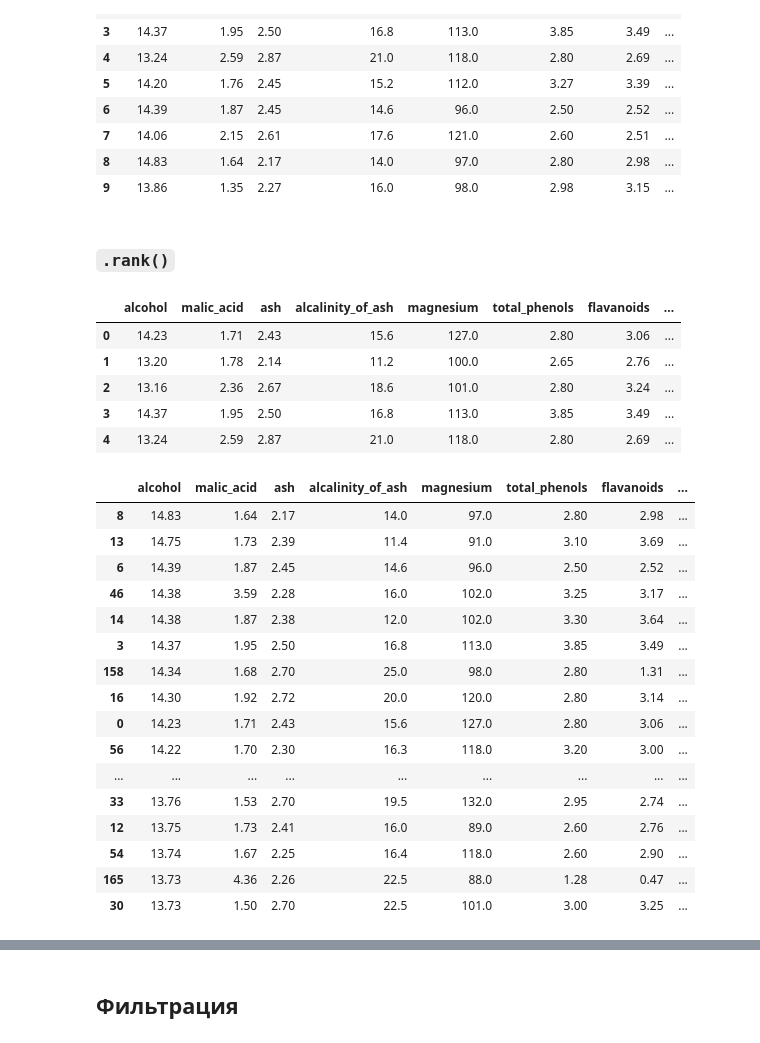
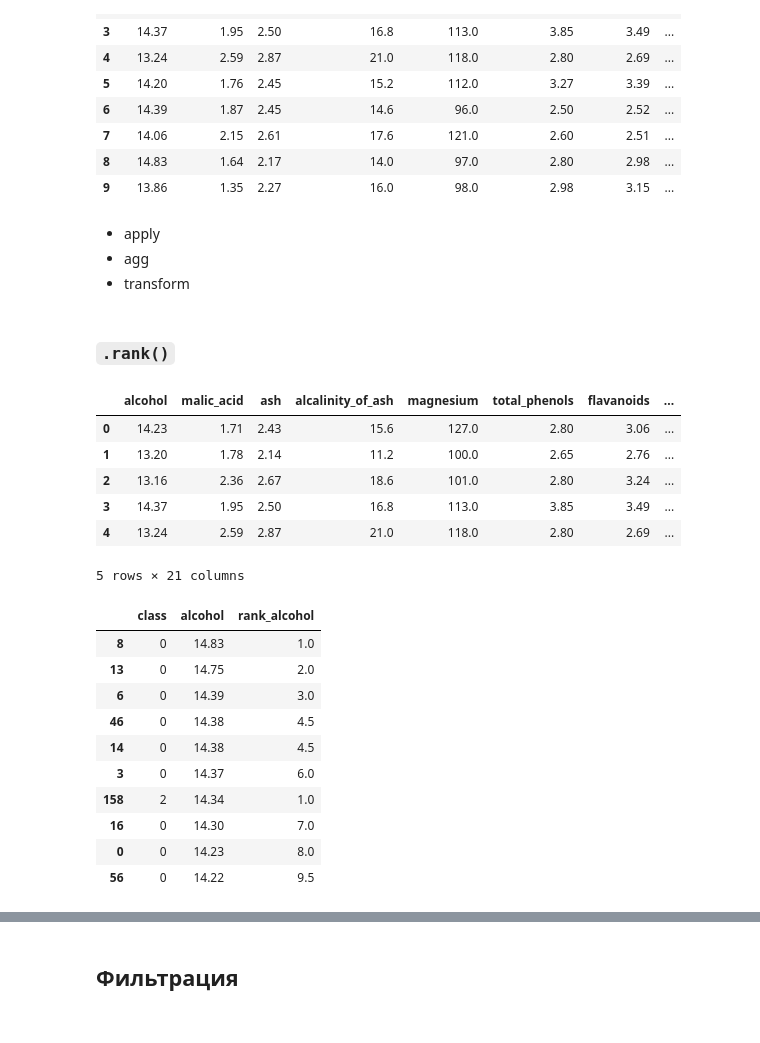
Before and after one commit to igumnov-daniel/HOCK_SEPTEMBER_2023, a Jupyter notebook: 10_groupby/10_2_groupby_LESSON.ipynb, the cells around one changed output, grey strips where cells are left out. Saved outputs shown, nothing was run; the diff lists cells and outputs as text; code cells hidden in the pictures.

```diff
--- a/10_groupby/10_2_groupby_LESSON.ipynb
+++ b/10_groupby/10_2_groupby_LESSON.ipynb
@@ -391,6 +396,6 @@ Name: alcohol, dtype: float64
 # %%
 # создаёт колонку такой же размерности, как исходный датафрейм
-df['group_mean'] = df.groupby('class')['alcohol'].transform(np.mean)
+df['alcohol_group_mean'] = df.groupby('class')['alcohol'].transform(np.mean)
 df.sample(n=30)
 # %% [output]
 |  | alcohol | malic_acid | ash | alcalinity_of_ash | magnesium | total_phenols | flavanoids | ... |
@@ -412,0 +418,2 @@ df.sample(n=30)
+# %%
+df['alcohol_pct_of_mean'] = ((df['alcohol'] / df['alcohol_group_mean']) * 100).round(1)
@@ -412,0 +443,11 @@ df.sample(n=30)
+# %%
+df = pd.merge(
+    df,
+    df.groupby('class')[['alcohol']].mean(),
+    left_on='class',
+    right_index=True,
+    suffixes=["", "_group_mean_2"],
+    how='left',
+    validate='m:1',
+)
+df.head()
@@ -510,6 +558,10 @@ df.head(10)
 | 7 | 14.06 | 2.15 | 2.61 | 17.6 | 121.0 | 2.60 | 2.51 | ... |
 | 8 | 14.83 | 1.64 | 2.17 | 14.0 | 97.0 | 2.80 | 2.98 | ... |
 | 9 | 13.86 | 1.35 | 2.27 | 16.0 | 98.0 | 2.98 | 3.15 | ... |
+# %% [markdown]
+* apply
+* agg
+* transform
 # %% [markdown]
 ### `.rank()`
 # %%
@@ -522,23 +574,18 @@ df.head(5)
 | 2 | 13.16 | 2.36 | 2.67 | 18.6 | 101.0 | 2.80 | 3.24 | ... |
 | 3 | 14.37 | 1.95 | 2.50 | 16.8 | 113.0 | 3.85 | 3.49 | ... |
 | 4 | 13.24 | 2.59 | 2.87 | 21.0 | 118.0 | 2.80 | 2.69 | ... |
+5 rows × 21 columns
 # %%
-df.sort_values(by='alcohol', ascending=False).head(40)
+df.sort_values(by='alcohol', ascending=False)[['class', 'alcohol', 'rank_alcohol']].head(10)
 # %% [output]
-|  | alcohol | malic_acid | ash | alcalinity_of_ash | magnesium | total_phenols | flavanoids | ... |
-| 8 | 14.83 | 1.64 | 2.17 | 14.0 | 97.0 | 2.80 | 2.98 | ... |
-| 13 | 14.75 | 1.73 | 2.39 | 11.4 | 91.0 | 3.10 | 3.69 | ... |
-| 6 | 14.39 | 1.87 | 2.45 | 14.6 | 96.0 | 2.50 | 2.52 | ... |
-| 46 | 14.38 | 3.59 | 2.28 | 16.0 | 102.0 | 3.25 | 3.17 | ... |
-| 14 | 14.38 | 1.87 | 2.38 | 12.0 | 102.0 | 3.30 | 3.64 | ... |
-| 3 | 14.37 | 1.95 | 2.50 | 16.8 | 113.0 | 3.85 | 3.49 | ... |
-| 158 | 14.34 | 1.68 | 2.70 | 25.0 | 98.0 | 2.80 | 1.31 | ... |
-| 16 | 14.30 | 1.92 | 2.72 | 20.0 | 120.0 | 2.80 | 3.14 | ... |
-| 0 | 14.23 | 1.71 | 2.43 | 15.6 | 127.0 | 2.80 | 3.06 | ... |
-| 56 | 14.22 | 1.70 | 2.30 | 16.3 | 118.0 | 3.20 | 3.00 | ... |
-| ... | ... | ... | ... | ... | ... | ... | ... | ... |
-| 33 | 13.76 | 1.53 | 2.70 | 19.5 | 132.0 | 2.95 | 2.74 | ... |
-| 12 | 13.75 | 1.73 | 2.41 | 16.0 | 89.0 | 2.60 | 2.76 | ... |
-| 54 | 13.74 | 1.67 | 2.25 | 16.4 | 118.0 | 2.60 | 2.90 | ... |
-| 165 | 13.73 | 4.36 | 2.26 | 22.5 | 88.0 | 1.28 | 0.47 | ... |
-| 30 | 13.73 | 1.50 | 2.70 | 22.5 | 101.0 | 3.00 | 3.25 | ... |
+|  | class | alcohol | rank_alcohol |
+| 8 | 0 | 14.83 | 1.0 |
+| 13 | 0 | 14.75 | 2.0 |
+| 6 | 0 | 14.39 | 3.0 |
+| 46 | 0 | 14.38 | 4.5 |
+| 14 | 0 | 14.38 | 4.5 |
+| 3 | 0 | 14.37 | 6.0 |
+| 158 | 2 | 14.34 | 1.0 |
+| 16 | 0 | 14.30 | 7.0 |
+| 0 | 0 | 14.23 | 8.0 |
+| 56 | 0 | 14.22 | 9.5 |
```
Also changed, not shown: parts of 31 cells of this notebook.
